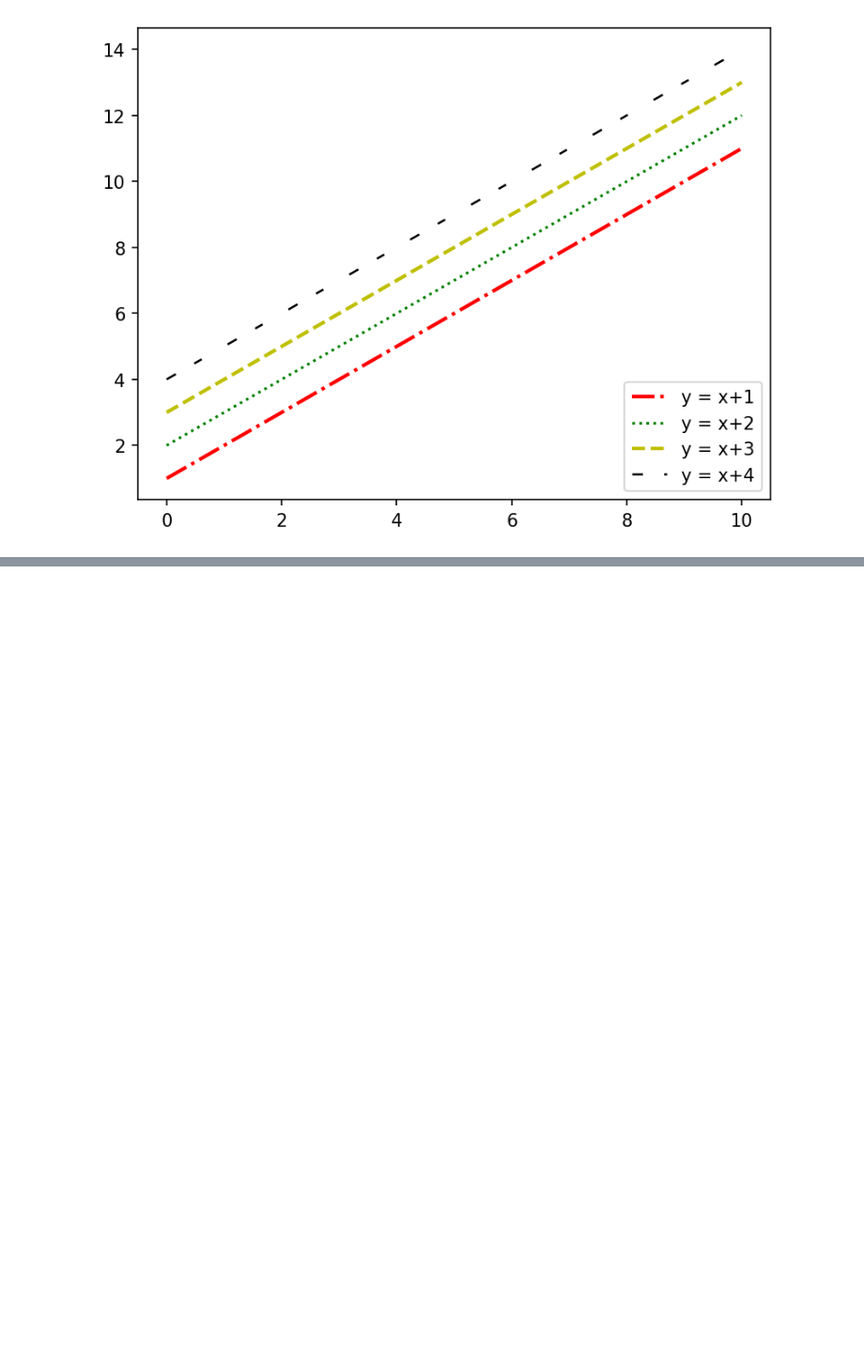
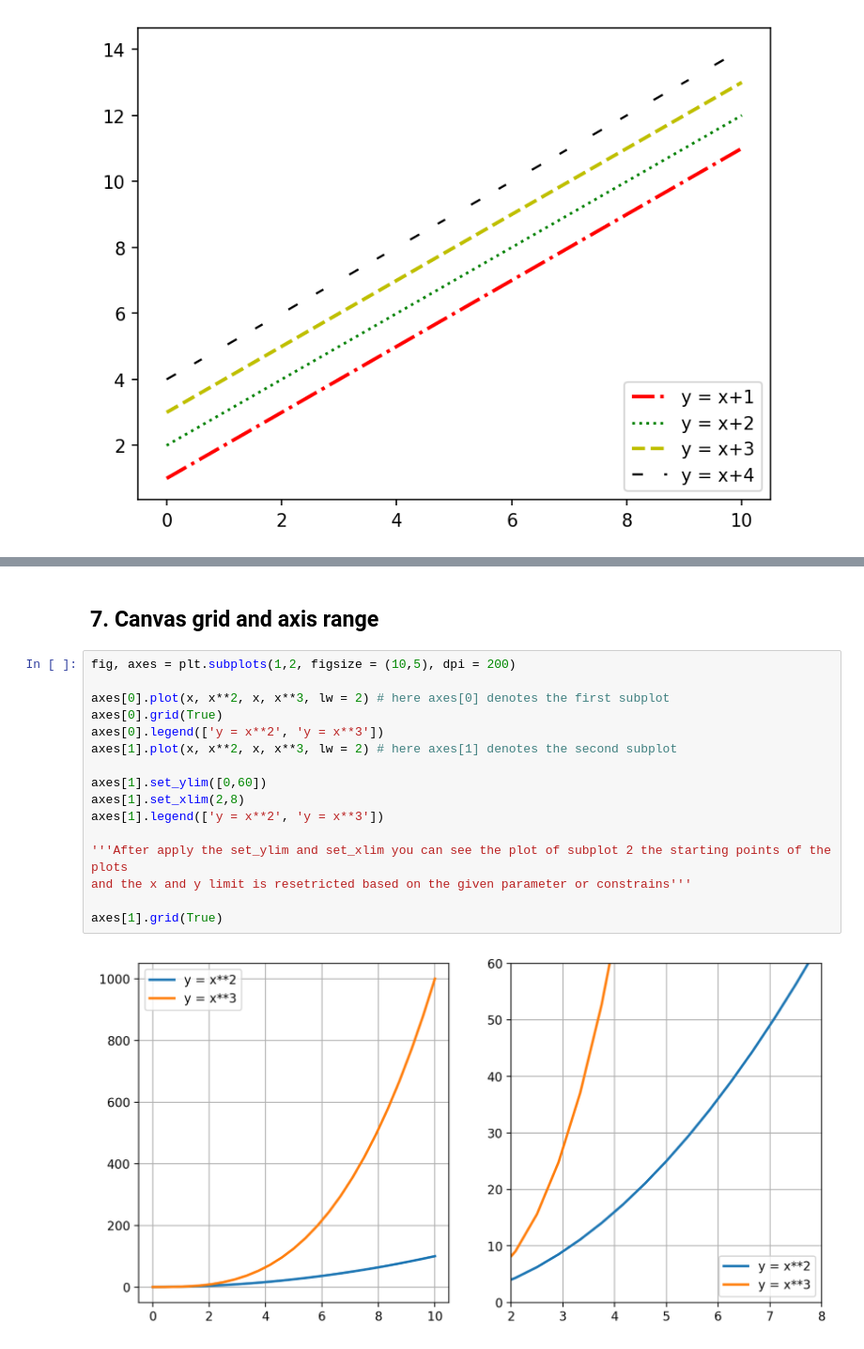
Before and after one commit to udityamerit/Python-Librearies-for-Data-Science, a Jupyter notebook: 3. Matplotlib/Matplotlib.ipynb, the cells around one changed output, grey strips where cells are left out. Shown at 94% size. Saved outputs shown, nothing was run; the diff lists cells and outputs as text; blank space fills up the shorter version.

```diff
--- a/3. Matplotlib/Matplotlib.ipynb
+++ b/3. Matplotlib/Matplotlib.ipynb
@@ -260,0 +261,20 @@ plt.show()
+# %% [markdown]
+ ## 7. Canvas grid and axis range
+# %%
+fig, axes = plt.subplots(1,2, figsize = (10,5), dpi = 200)
+
+axes[0].plot(x, x**2, x, x**3, lw = 2) # here axes[0] denotes the first subplot
+axes[0].grid(True)
+axes[0].legend(['y = x**2', 'y = x**3'])
+axes[1].plot(x, x**2, x, x**3, lw = 2) # here axes[1] denotes the second subplot
+
+axes[1].set_ylim([0,60])
+axes[1].set_xlim(2,8)
+axes[1].legend(['y = x**2', 'y = x**3'])
+
+'''After apply the set_ylim and set_xlim you can see the plot of subplot 2 the starting points of the plots
+and the x and y limit is resetricted based on the given parameter or constrains'''
+
+axes[1].grid(True)
+# %% [output]
+[figure, added]
```
Also changed, not shown: parts of 20 cells of this notebook.
